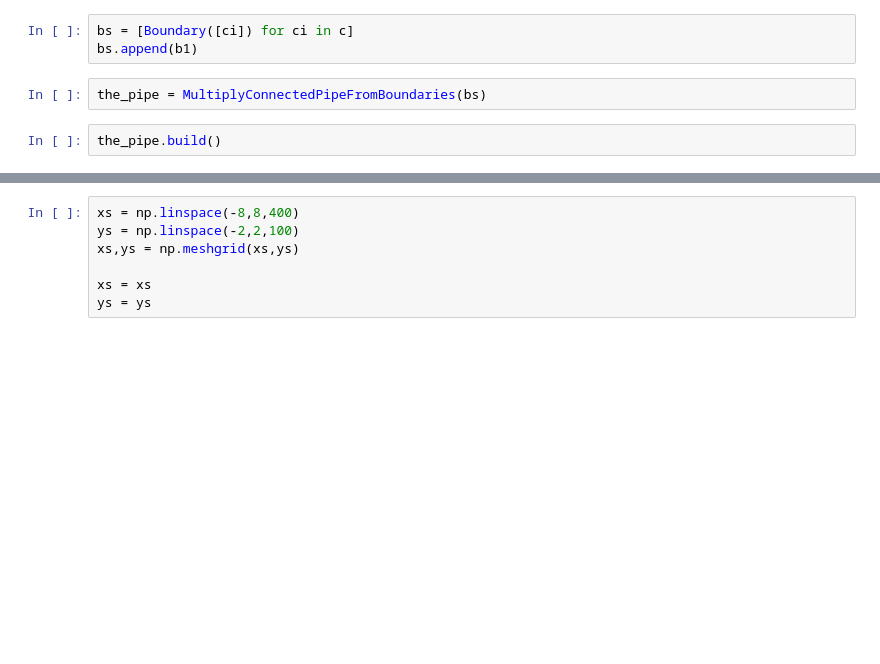
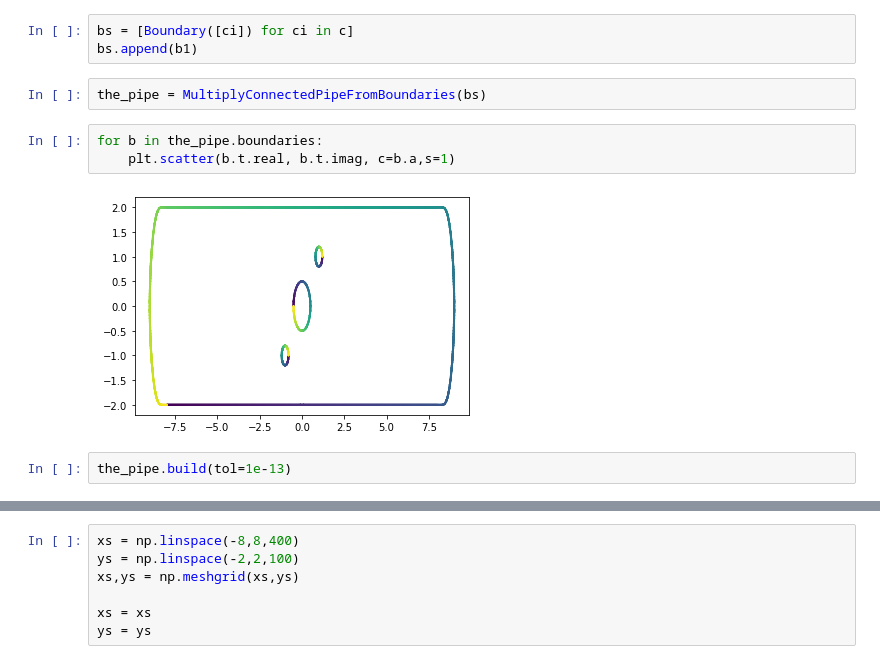
Before and after one commit to WangHaiYang874/stokes2d, a Jupyter notebook: test_multiply_connected copy.ipynb, the cells around one changed output, grey strips where cells are left out. Cells and saved outputs as stored; diff of their text form; blank space fills up the shorter version.

```diff
--- a/test_multiply_connected copy.ipynb
+++ b/test_multiply_connected copy.ipynb
@@ -42,8 +43,13 @@ bs = [Boundary([ci]) for ci in c]
 bs.append(b1)
 # %%
 the_pipe = MultiplyConnectedPipeFromBoundaries(bs)
+# %%
+for b in the_pipe.boundaries:
+    plt.scatter(b.t.real, b.t.imag, c=b.a,s=1)
+# %% [output]
+[figure, added]
 # %%
-the_pipe.build()
+the_pipe.build(tol=1e-13)
 # %%
 t = the_pipe.t
 x = t.real
```
Also changed, not shown: parts of 8 cells of this notebook, 6 other files.
